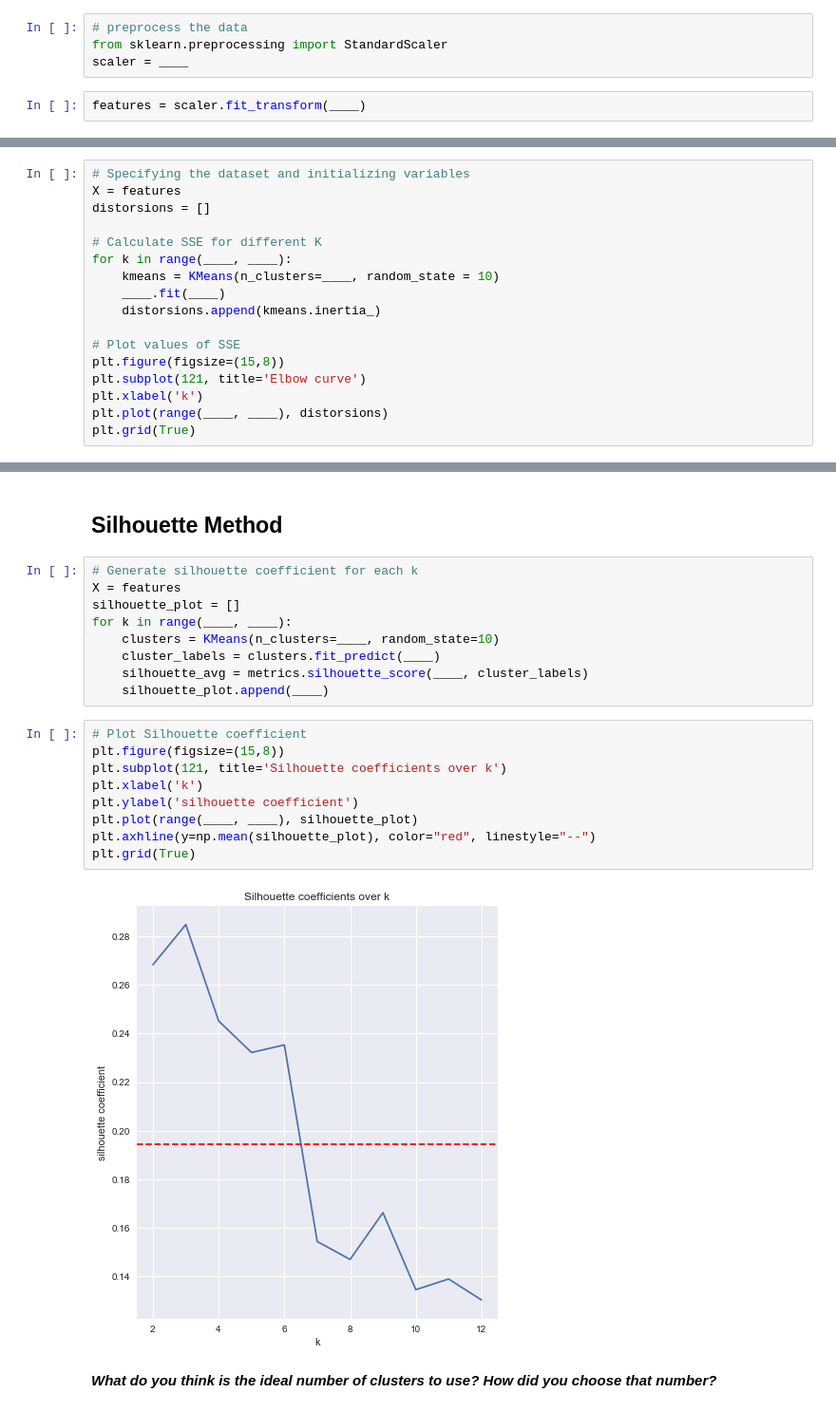
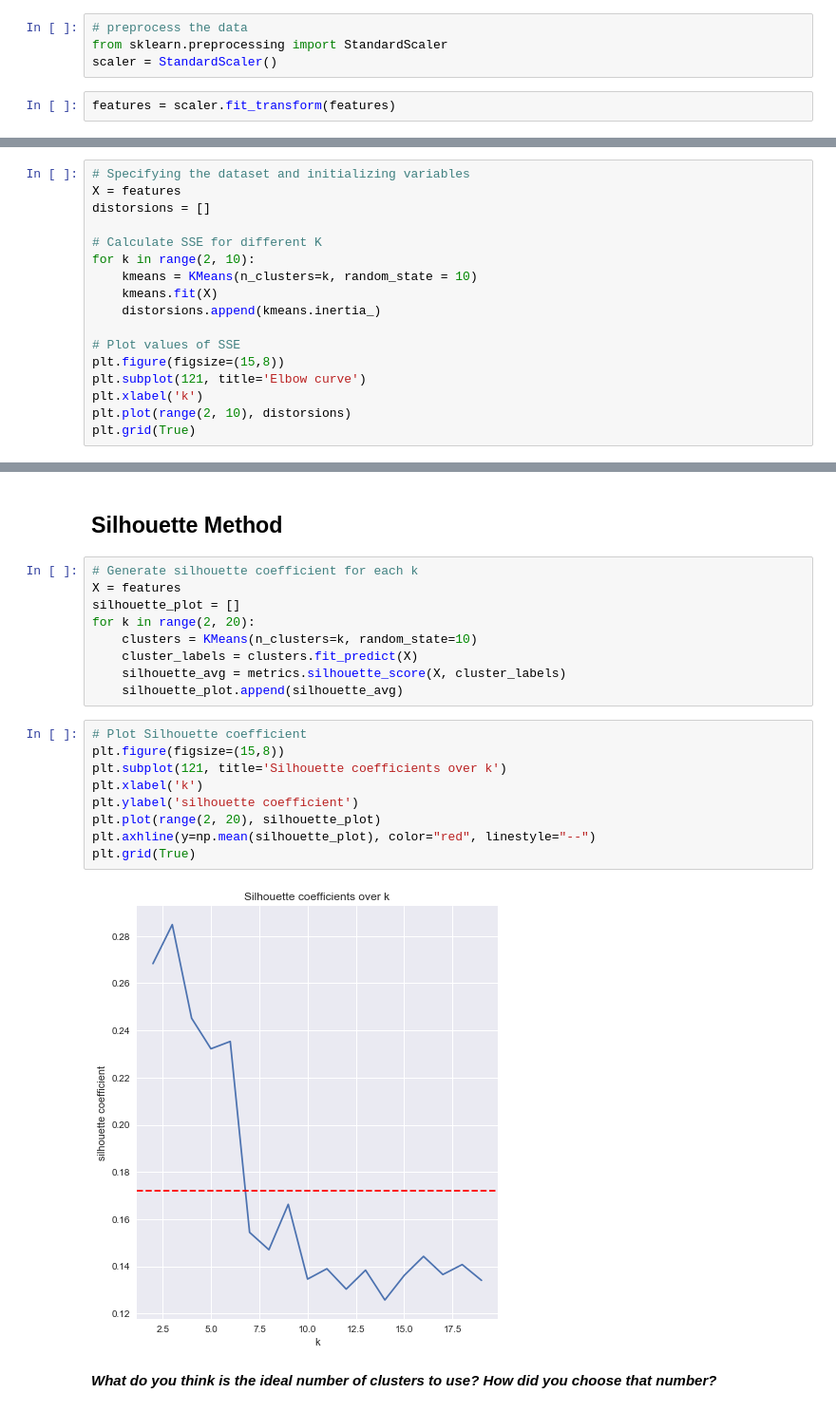
Before and after one commit to jmt0221/nyc-mhtn-ds-082619-lectures, a Jupyter notebook: Mod_6/Clustering/Kmeans_Clustering-Copy1.ipynb, the cells around one changed output, grey strips where cells are left out. Shown: that part at 95% size. Cells and saved outputs as stored; diff of their text form.

```diff
--- a/Mod_6/Clustering/Kmeans_Clustering-Copy1.ipynb
+++ b/Mod_6/Clustering/Kmeans_Clustering-Copy1.ipynb
@@ -456,9 +456,9 @@ features.head()
 # %%
 # preprocess the data
 from sklearn.preprocessing import StandardScaler
-scaler = ____
+scaler = StandardScaler()
 # %%
-features = scaler.fit_transform(____)
+features = scaler.fit_transform(features)
 # %% [markdown]
 We want to try and get an idea of how many different segments we might want, so we are going to start by plotting our data.
 # %% [markdown]
@@ -469,15 +469,15 @@ X = features
 distorsions = []
 
 # Calculate SSE for different K
-for k in range(____, ____):
-    kmeans = KMeans(n_clusters=____, random_state = 10)
-    ____.fit(____)
+for k in range(2, 10):
+    kmeans = KMeans(n_clusters=k, random_state = 10)
+    kmeans.fit(X)
     distorsions.append(kmeans.inertia_)
 
 # Plot values of SSE
 plt.figure(figsize=(15,8))
 plt.subplot(121, title='Elbow curve')
 plt.xlabel('k')
-plt.plot(range(____, ____), distorsions)
+plt.plot(range(2, 10), distorsions)
 plt.grid(True)
 # %% [output]
@@ -488,21 +488,21 @@ plt.grid(True)
 # Generate silhouette coefficient for each k
 X = features
 silhouette_plot = []
-for k in range(____, ____):
-    clusters = KMeans(n_clusters=____, random_state=10)
-    cluster_labels = clusters.fit_predict(____)
-    silhouette_avg = metrics.silhouette_score(____, cluster_labels)
-    silhouette_plot.append(____)
+for k in range(2, 20):
+    clusters = KMeans(n_clusters=k, random_state=10)
+    cluster_labels = clusters.fit_predict(X)
+    silhouette_avg = metrics.silhouette_score(X, cluster_labels)
+    silhouette_plot.append(silhouette_avg)
 # %%
 # Plot Silhouette coefficient
 plt.figure(figsize=(15,8))
 plt.subplot(121, title='Silhouette coefficients over k')
 plt.xlabel('k')
 plt.ylabel('silhouette coefficient')
-plt.plot(range(____, ____), silhouette_plot)
+plt.plot(range(2, 20), silhouette_plot)
 plt.axhline(y=np.mean(silhouette_plot), color="red", linestyle="--")
 plt.grid(True)
 # %% [output]
-[figure, old version]
+[figure, new version]
 # %% [markdown]
 ***What do you think is the ideal number of clusters to use? How did you choose that number?***
```
Also changed, not shown: parts of 10 cells of this notebook, 1 other file.
